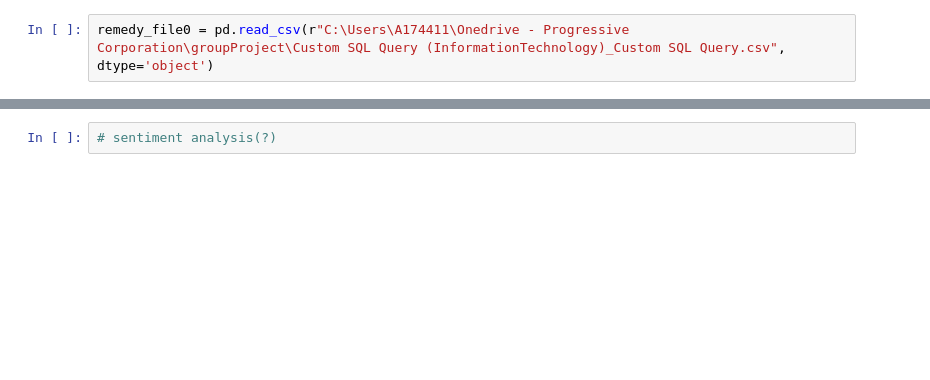
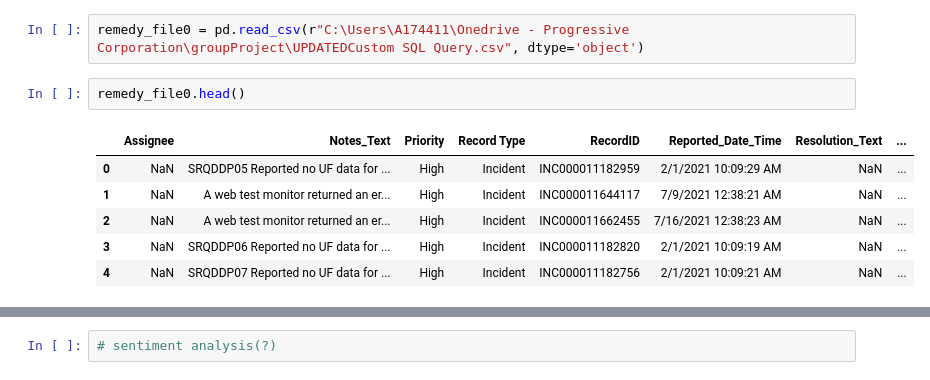
Before and after one commit to A174411/GroupProject, a Jupyter notebook: groupProjectPractice.ipynb, the cells around one changed output, grey strips where cells are left out. Cells and saved outputs as stored; diff of their text form; blank space fills up the shorter version.

```diff
--- a/groupProjectPractice.ipynb
+++ b/groupProjectPractice.ipynb
@@ -6,2 +97,11 @@ import string
 # %%
-remedy_file0 = pd.read_csv(r"C:\Users\A174411\Onedrive - Progressive Corporation\groupProject\Custom SQL Query (InformationTechnology)_Custom SQL Query.csv", dtype='object')
+remedy_file0 = pd.read_csv(r"C:\Users\A174411\Onedrive - Progressive Corporation\groupProject\UPDATEDCustom SQL Query.csv", dtype='object')
+# %%
+remedy_file0.head()
+# %% [output]
+|  | Assignee | Notes_Text | Priority | Record Type | RecordID | Reported_Date_Time | Resolution_Text | ... |
+| 0 | NaN | SRQDDP05 Reported no UF data for ... | High | Incident | INC000011182959 | 2/1/2021 10:09:29 AM | NaN | ... |
+| 1 | NaN | A web test monitor returned an er... | High | Incident | INC000011644117 | 7/9/2021 12:38:21 AM | NaN | ... |
+| 2 | NaN | A web test monitor returned an er... | High | Incident | INC000011662455 | 7/16/2021 12:38:23 AM | NaN | ... |
+| 3 | NaN | SRQDDP06 Reported no UF data for ... | High | Incident | INC000011182820 | 2/1/2021 10:09:19 AM | NaN | ... |
+| 4 | NaN | SRQDDP07 Reported no UF data for ... | High | Incident | INC000011182756 | 2/1/2021 10:09:21 AM | NaN | ... |
```
Also changed, not shown: parts of 43 cells of this notebook.
